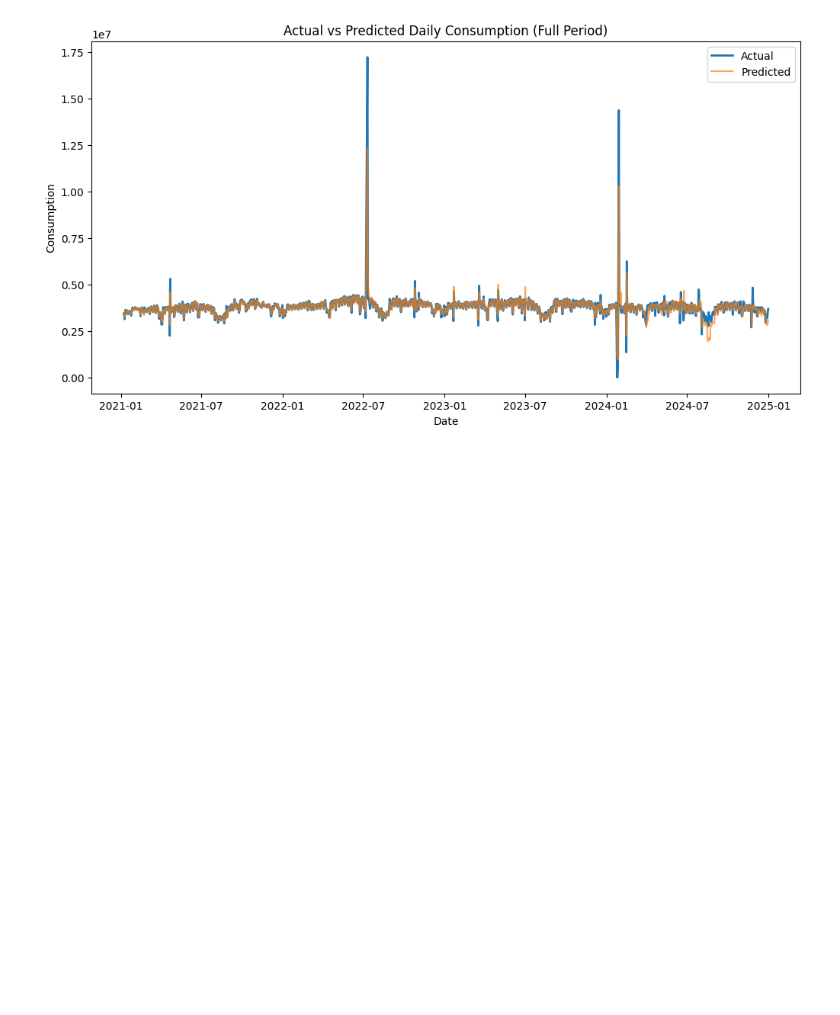
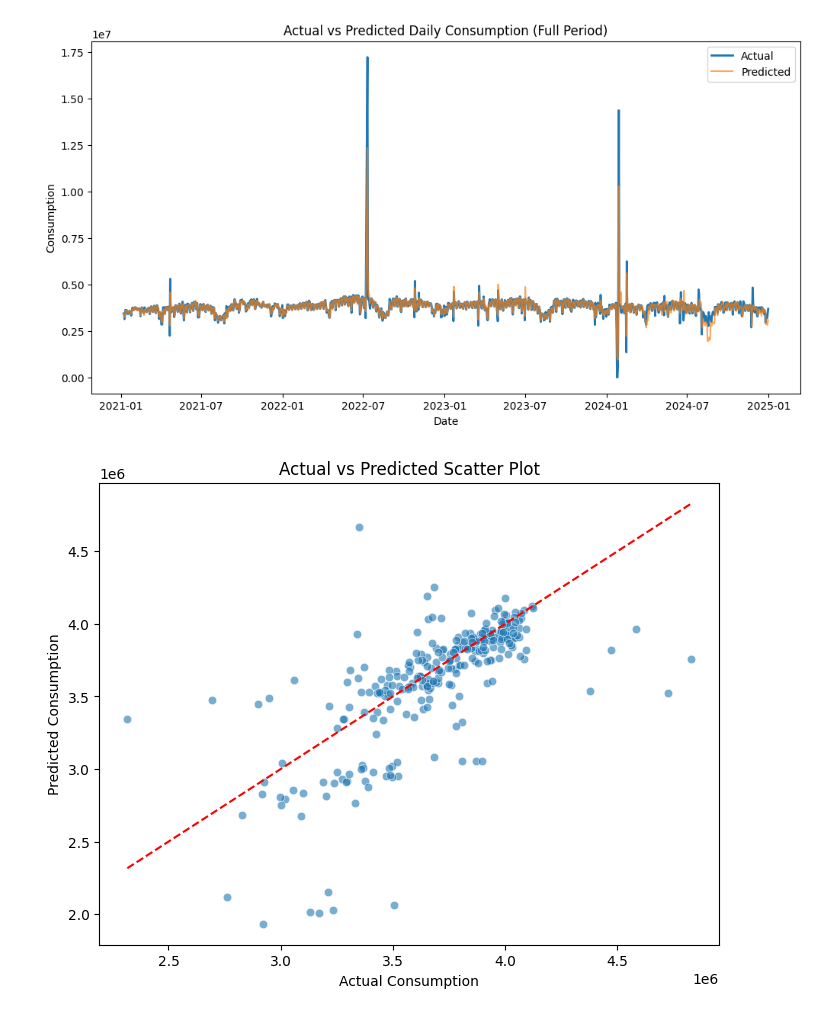
Before and after one commit to othats/GP_ABDATA_25, a Jupyter notebook: notebooks/model_building.ipynb, the cells around one changed output. Saved outputs shown, nothing was run; the diff lists cells and outputs as text; code cells hidden in the pictures; blank space fills up the shorter version.

```diff
--- a/notebooks/model_building.ipynb
+++ b/notebooks/model_building.ipynb
@@ -106,3 +106,20 @@ plt.legend()
 plt.show()
 # %% [output]
 [figure]
+# %%
+confuding_matrix = pd.DataFrame({
+    'Actual': y_test,
+    'Predicted': y_pred
+})
+
+plt.figure(figsize=(8,6))
+sns.scatterplot(data=confuding_matrix, x='Actual', y='Predicted', alpha=0.6)
+plt.plot([confuding_matrix['Actual'].min(), confuding_matrix['Actual'].max()],
+         [confuding_matrix['Actual'].min(), confuding_matrix['Actual'].max()],
+         color='red', linestyle='--')
+plt.title("Actual vs Predicted Scatter Plot")
+plt.xlabel("Actual Consumption")
+plt.ylabel("Predicted Consumption")
+plt.show()
+# %% [output]
+[figure, added]
```
